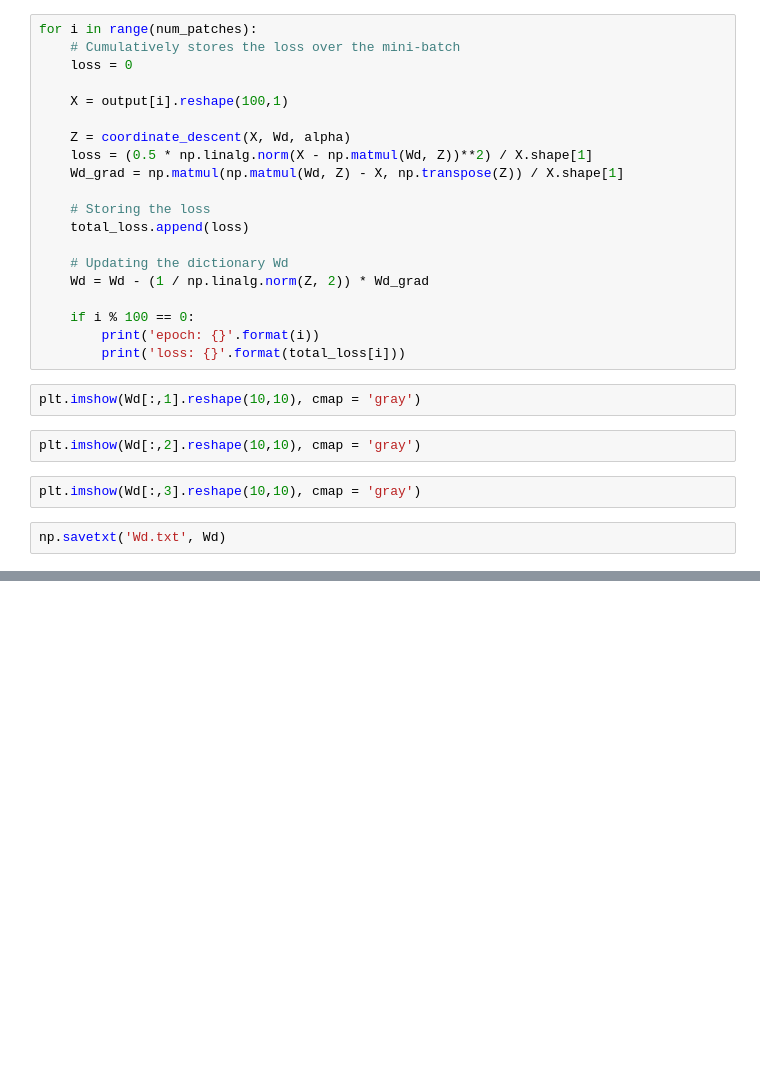
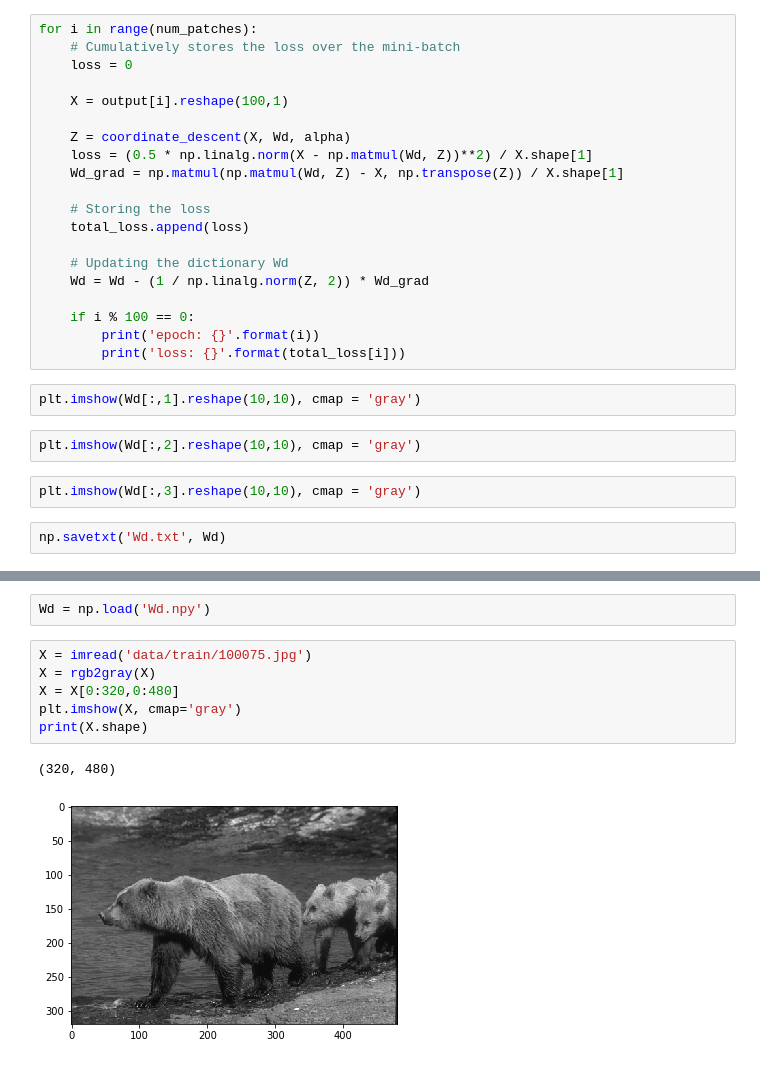
Before and after one commit to AbhyudayPuri/learnable-ISTA, a Jupyter notebook: main.ipynb, the cells around one changed output, grey strips where cells are left out. Cells and saved outputs as stored; diff of their text form; blank space fills up the shorter version.

Commit message:
train

```diff
--- a/main.ipynb
+++ b/main.ipynb
@@ -180,0 +189,11 @@ np.savetxt('Wd.txt', Wd)
+# %%
+Wd = np.load('Wd.npy')
+# %%
+X = imread('data/train/100075.jpg')
+X = rgb2gray(X)
+X = X[0:320,0:480]
+plt.imshow(X, cmap='gray')
+print(X.shape)
+# %% [output]
+(320, 480)
+[figure, added]
```
Also changed, not shown: parts of 6 cells of this notebook, 1 other file.
